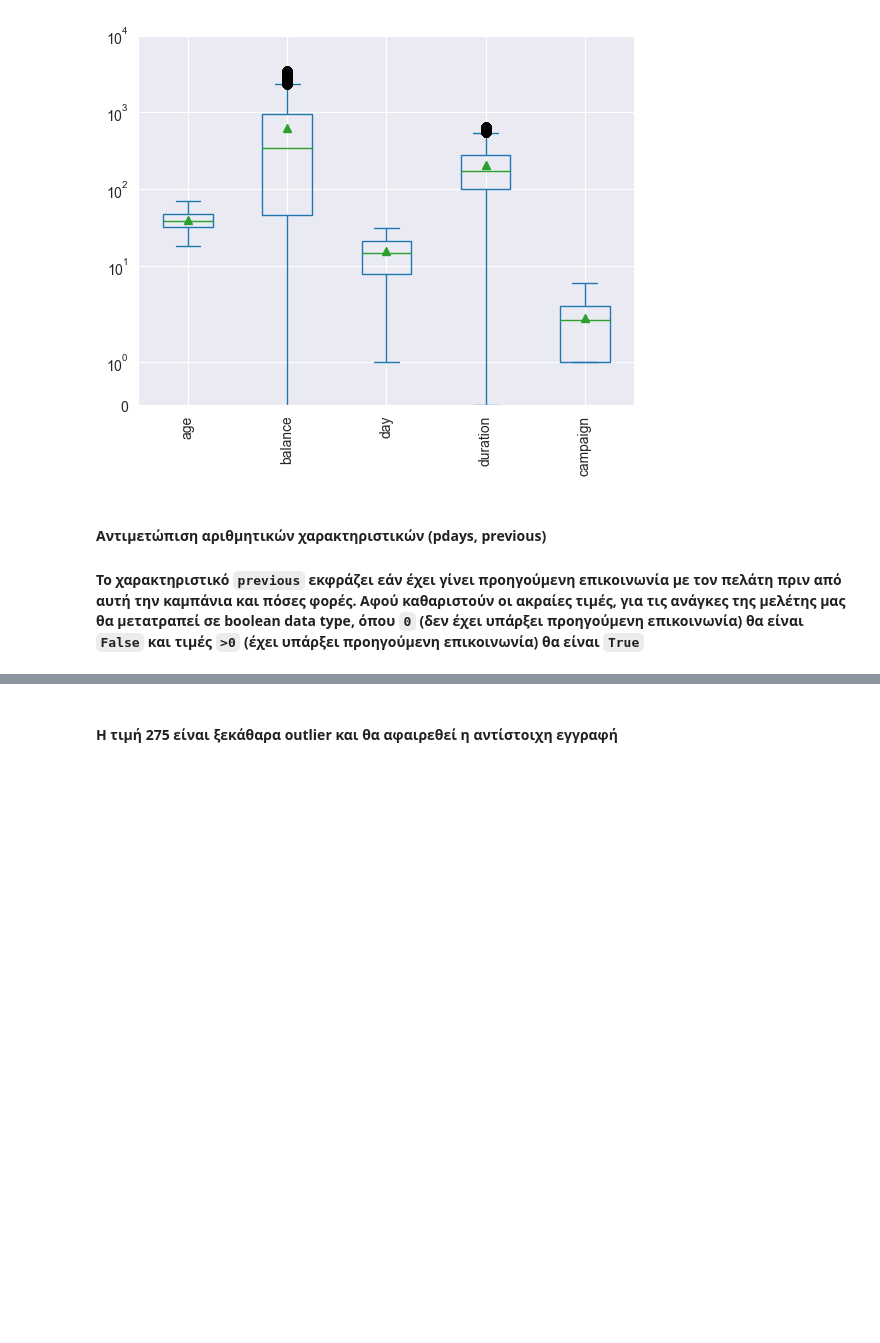
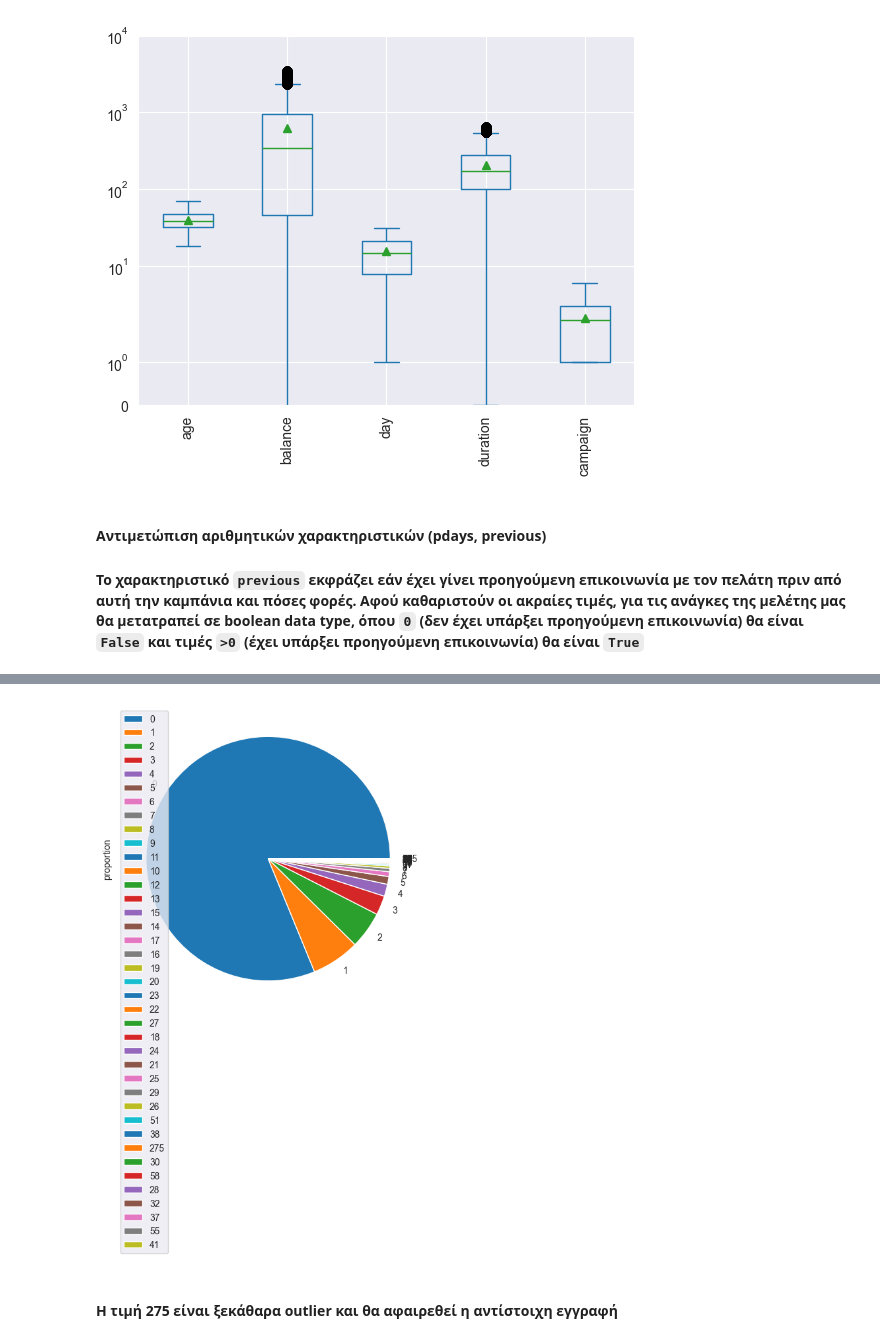
Before and after one commit to chMastellou/Data_Analysis_Assignment_2024, a Jupyter notebook: data_preprocessing/data_preprocessing.ipynb, the cells around one changed output, grey strips where cells are left out. Saved outputs shown, nothing was run; the diff lists cells and outputs as text; code cells hidden in the pictures; blank space fills up the shorter version.

```diff
--- a/data_preprocessing/data_preprocessing.ipynb
+++ b/data_preprocessing/data_preprocessing.ipynb
@@ -165,3 +151,11 @@ Text(0, 0.5, 'Customers')
+# %%
+out = data_no_outliers.previous.value_counts(sort=True, normalize=True)
+
+fig, ax = plt.subplots(1, 1, figsize=(6, 6))
+out.plot.pie(legend=True, ax=ax)
+plt.show()
+# %% [output]
+[figure, added]
 # %% [markdown]
 #### Η τιμή 275 είναι ξεκάθαρα outlier και θα αφαιρεθεί η αντίστοιχη εγγραφή
 # %%
```
Also changed, not shown: parts of 50 cells of this notebook.
